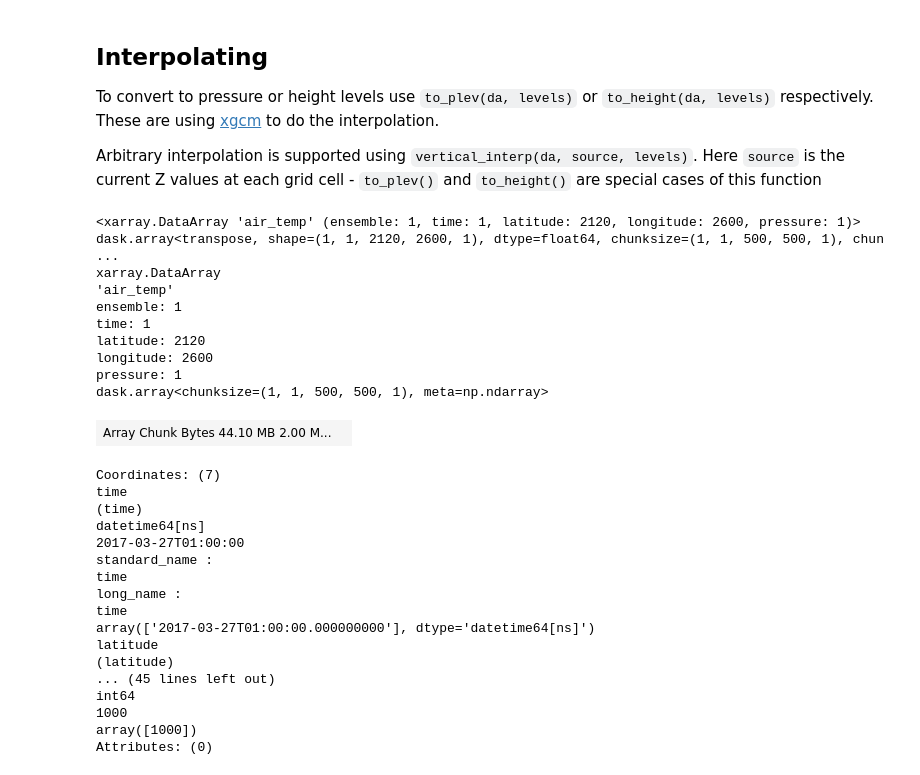
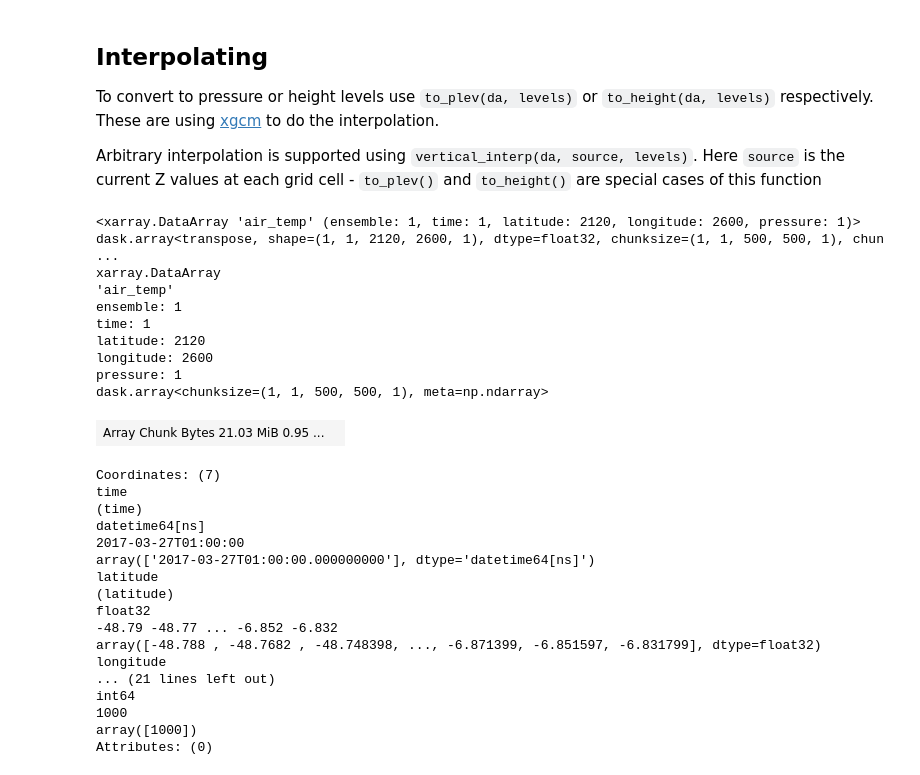
Before and after one commit to coecms/aus400-cookbook, a Jupyter notebook: notebooks/VerticalInterpolation.ipynb, the cells around one changed output. Drawn from its saved outputs; the diff is of its cells as text; code cells hidden in the pictures.

```diff
--- a/notebooks/VerticalInterpolation.ipynb
+++ b/notebooks/VerticalInterpolation.ipynb
@@ -19,7 +50,7 @@ The `level_height` coordinate in the data is what the height of that level would
 
 The true height of a grid cell is `level_height + sigma * orography`, for convenience this is available pre-calculated under the `fx` stream.
 # %%
-ta = aus400.load(resolution='d0198', stream='mdl', variable='air_temp', ensemble=0, time='20170327T0000')['air_temp']
+ta = aus400.load_var(resolution='d0198', stream='mdl', variable='air_temp', ensemble=0, time='20170327T0000')
 ta
 # %% [output]
 <xarray.DataArray 'air_temp' (ensemble: 1, time: 1, model_level_number: 90, latitude: 2120, longitude: 2600)> dask.array<broadcast_to, shape=(1, 1, 90, 2120, 2600), dtype=float32, chunksize=(1, 1, 1,  ...
@@ -81,32 +112,33 @@ To convert to pressure or height levels use `to_plev(da, levels)` or `to_height(
 
 Arbitrary interpolation is supported using `vertical_interp(da, source, levels)`. Here `source` is the current Z values at each grid cell - `to_plev()` and `to_height()` are special cases of this function
 # %%
-ta_plev = aus400.vertical.to_plev(ta, [1000])
+# 1 kPa pressure level
+ta_plev = aus400.vertical.to_plev(ta, numpy.array([1000]))
 ta_plev
 # %% [output]
-<xarray.DataArray 'air_temp' (ensemble: 1, time: 1, latitude: 2120, longitude: 2600, pressure: 1)> dask.array<transpose, shape=(1, 1, 2120, 2600, 1), dtype=float64, chunksize=(1, 1, 500, 500, 1), chun ...
+<xarray.DataArray 'air_temp' (ensemble: 1, time: 1, latitude: 2120, longitude: 2600, pressure: 1)> dask.array<transpose, shape=(1, 1, 2120, 2600, 1), dtype=float32, chunksize=(1, 1, 500, 500, 1), chun ...
 xarray.DataArray
 'air_temp'
 ensemble: 1
 time: 1
 latitude: 2120
 longitude: 2600
 pressure: 1
 dask.array<chunksize=(1, 1, 500, 500, 1), meta=np.ndarray>
-| Array Chunk Bytes 44.10 MB 2.00 M... |  |
+| Array Chunk Bytes 21.03 MiB 0.95 ... |  |
 Coordinates: (7)
 time
 (time)
 datetime64[ns]
 2017-03-27T01:00:00
-standard_name :
-time
-long_name :
-time
 array(['2017-03-27T01:00:00.000000000'], dtype='datetime64[ns]')
 latitude
 (latitude)
-... (45 lines left out)
+float32
+-48.79 -48.77 ... -6.852 -6.832
+array([-48.788 , -48.7682 , -48.748398, ..., -6.871399, -6.851597, -6.831799], dtype=float32)
+longitude
+... (21 lines left out)
 int64
 1000
 array([1000])
```
Also changed, not shown: parts of 6 cells of this notebook, 1 other file.
